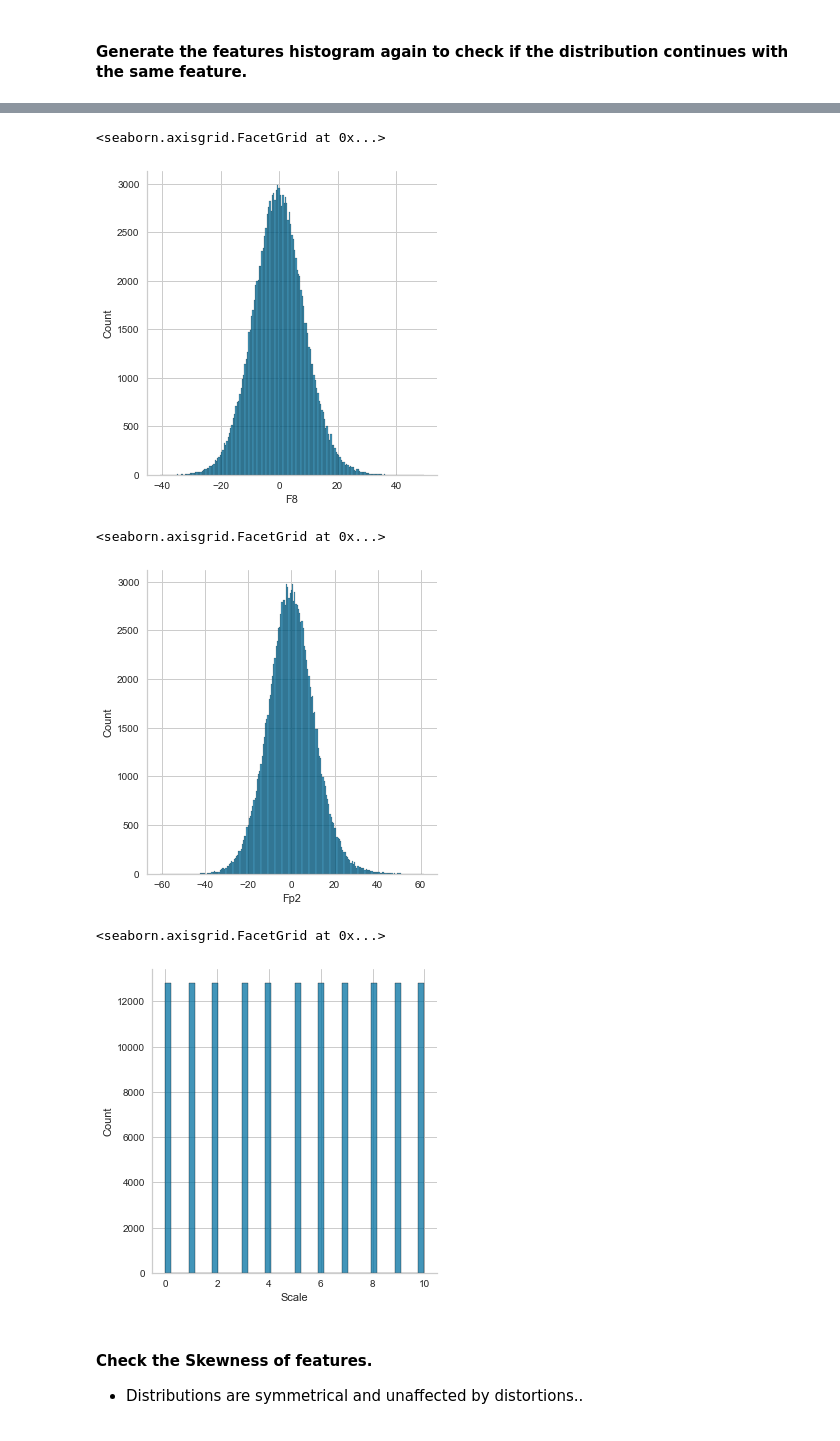
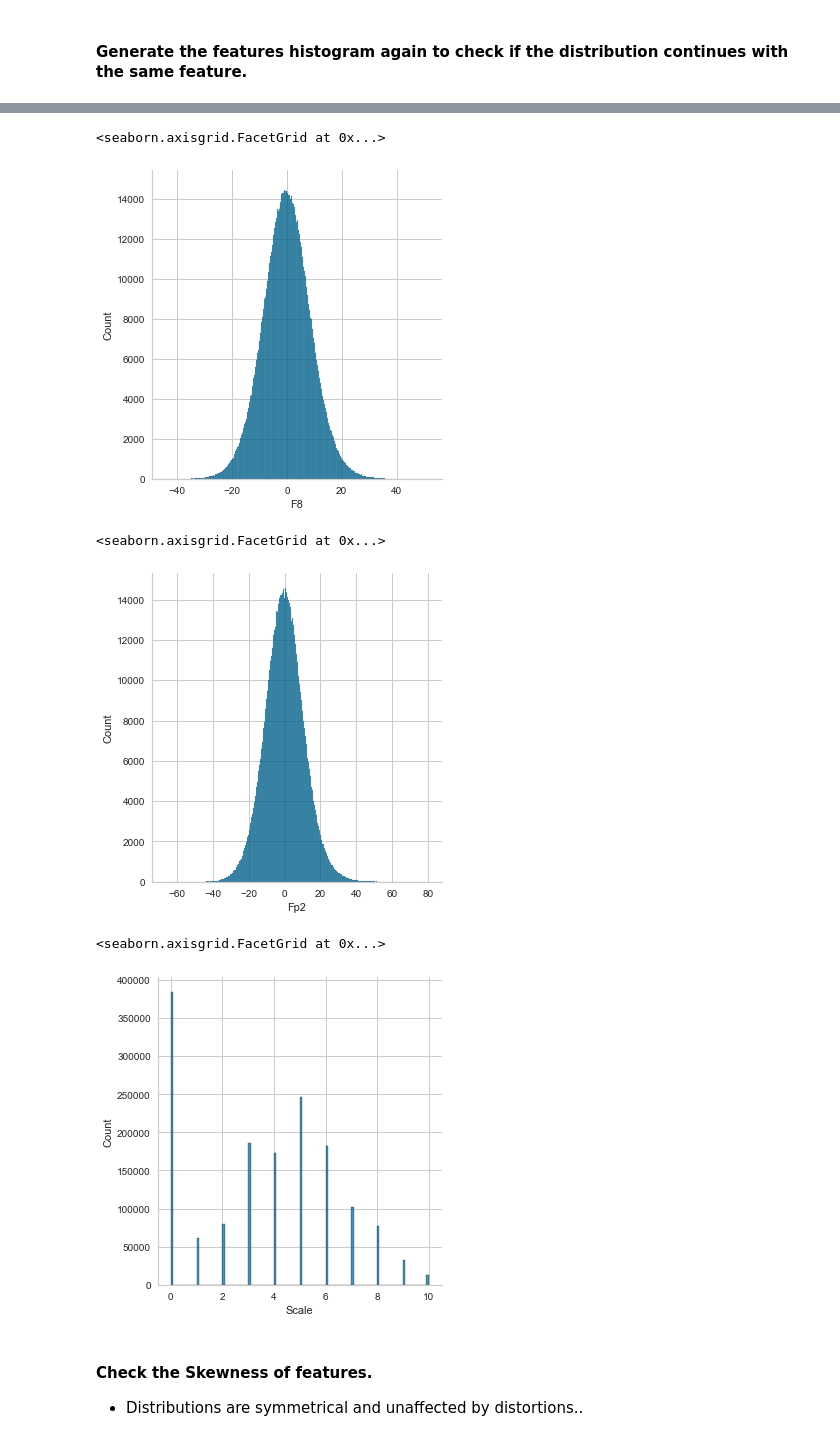
Before and after one commit to rodrigoalexandre/sam-stress-multilayerperceptron-sklearn, a Jupyter notebook: source/preprocess-sam-dataset-under.ipynb, the cells around one changed output, grey strips where cells are left out. Saved outputs shown, nothing was run; the diff lists cells and outputs as text; code cells hidden in the pictures.

```diff
--- a/source/preprocess-sam-dataset-under.ipynb
+++ b/source/preprocess-sam-dataset-under.ipynb
@@ -602,18 +603,18 @@ sns.displot(new_df['FC6'])
 # %%
-sns.displot(new_df['F8'])
+sns.displot(dropped_df['F8'])
 # %% [output]
 <seaborn.axisgrid.FacetGrid at 0x...>
-[figure, old version]
+[figure, new version]
 # %%
-sns.displot(new_df['Fp2'])
+sns.displot(dropped_df['Fp2'])
 # %% [output]
 <seaborn.axisgrid.FacetGrid at 0x...>
-[figure, old version]
+[figure, new version]
 # %%
-sns.displot(new_df['Scale'])
+sns.displot(dropped_df['Scale'])
 # %% [output]
 <seaborn.axisgrid.FacetGrid at 0x...>
-[figure, old version]
+[figure, new version]
 # %% [markdown]
 #### Check the Skewness of features.
 - Distributions are symmetrical and unaffected by distortions..
```
Also changed, not shown: parts of 44 cells of this notebook, 1 other file.
